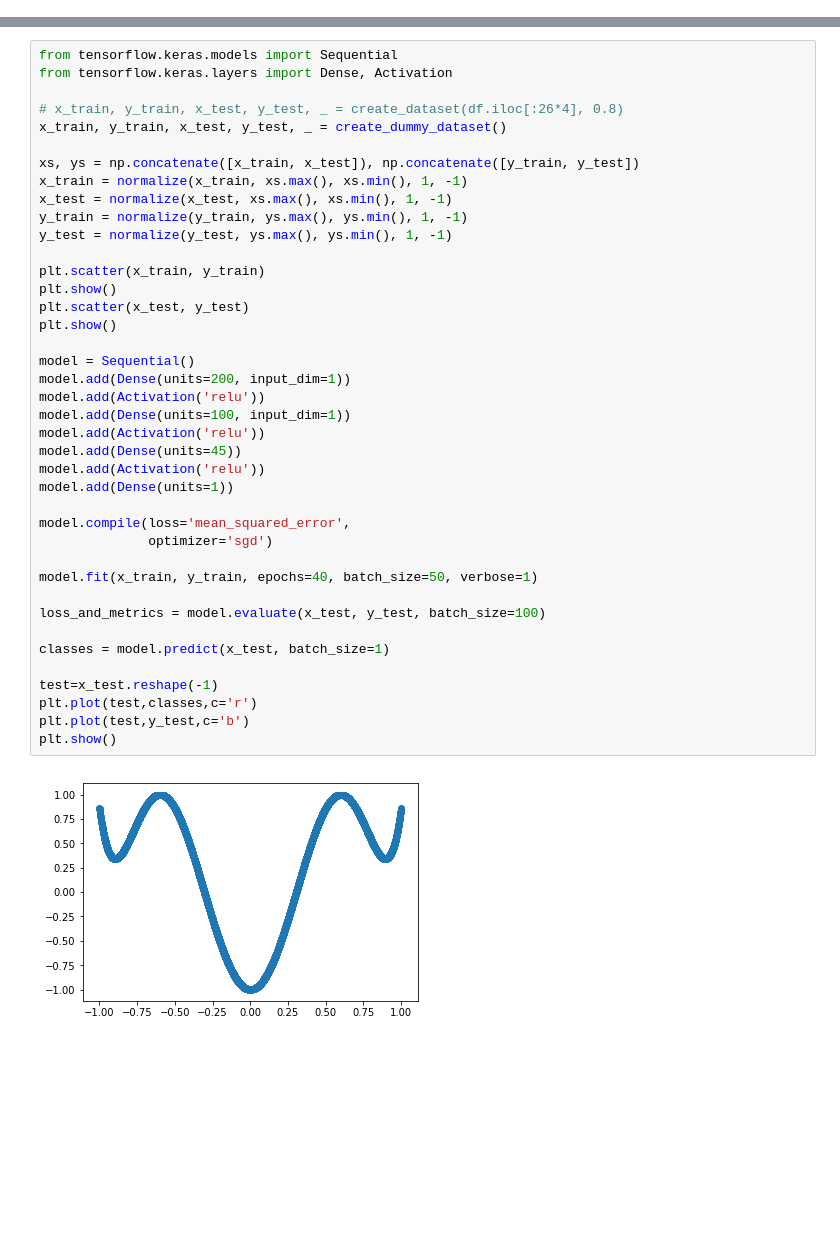
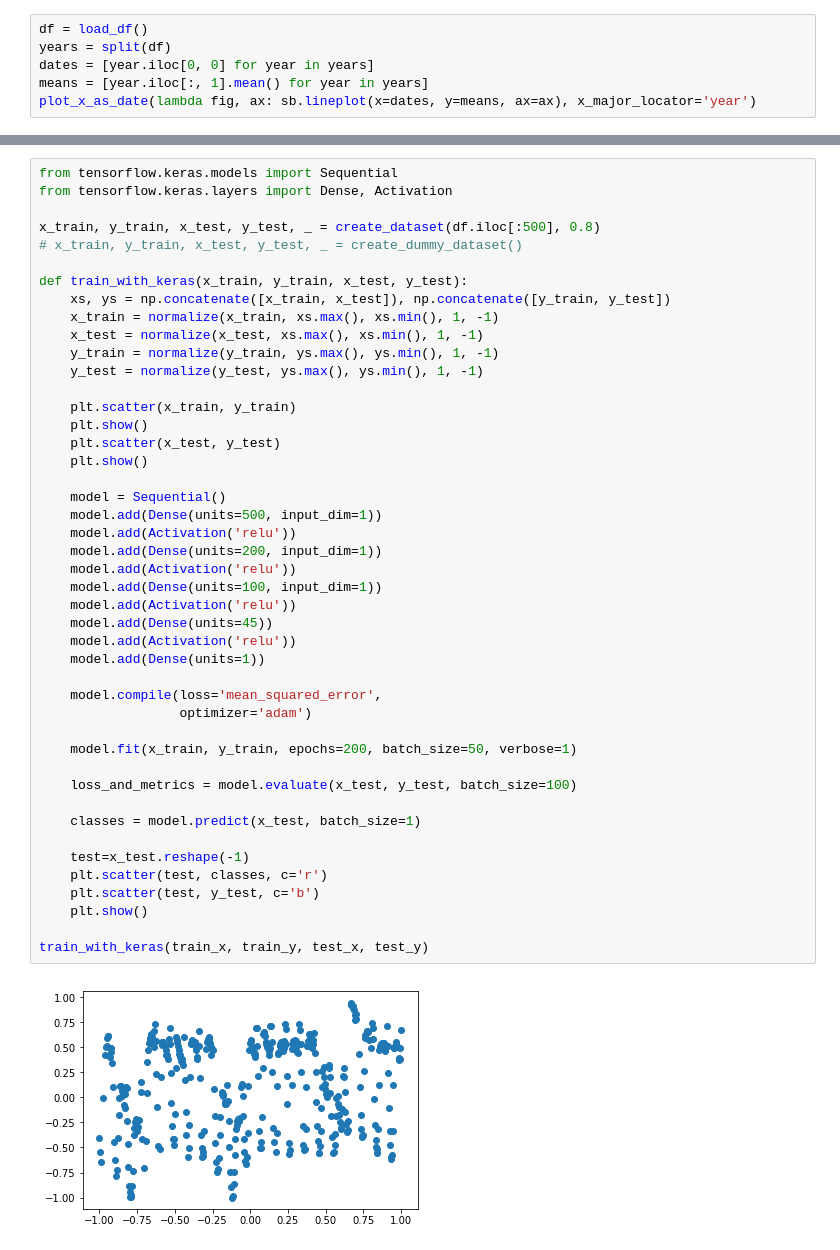
Before and after one commit to crowjdh/kaggle-playground, a Jupyter notebook: energy_consumption/energy_consumption.ipynb, the cells around one changed output, grey strips where cells are left out. Drawn from its saved outputs; the diff is of its cells as text; blank space fills up the shorter version.

```diff
--- a/energy_consumption/energy_consumption.ipynb
+++ b/energy_consumption/energy_consumption.ipynb
@@ -81,0 +133,6 @@ plot_df(df)
+# %%
+df = load_df()
+years = split(df)
+dates = [year.iloc[0, 0] for year in years]
+means = [year.iloc[:, 1].mean() for year in years]
+plot_x_as_date(lambda fig, ax: sb.lineplot(x=dates, y=means, ax=ax), x_major_locator='year')
@@ -294,42 +395,47 @@ Loss(4000): 0.10946731269359589
 # %%
 from tensorflow.keras.models import Sequential
 from tensorflow.keras.layers import Dense, Activation
 
-# x_train, y_train, x_test, y_test, _ = create_dataset(df.iloc[:26*4], 0.8)
-x_train, y_train, x_test, y_test, _ = create_dummy_dataset()
+x_train, y_train, x_test, y_test, _ = create_dataset(df.iloc[:500], 0.8)
+# x_train, y_train, x_test, y_test, _ = create_dummy_dataset()
 
-xs, ys = np.concatenate([x_train, x_test]), np.concatenate([y_train, y_test])
-x_train = normalize(x_train, xs.max(), xs.min(), 1, -1)
-x_test = normalize(x_test, xs.max(), xs.min(), 1, -1)
-y_train = normalize(y_train, ys.max(), ys.min(), 1, -1)
-y_test = normalize(y_test, ys.max(), ys.min(), 1, -1)
+def train_with_keras(x_train, y_train, x_test, y_test):
+    xs, ys = np.concatenate([x_train, x_test]), np.concatenate([y_train, y_test])
+    x_train = normalize(x_train, xs.max(), xs.min(), 1, -1)
+    x_test = normalize(x_test, xs.max(), xs.min(), 1, -1)
+    y_train = normalize(y_train, ys.max(), ys.min(), 1, -1)
+    y_test = normalize(y_test, ys.max(), ys.min(), 1, -1)
 
-plt.scatter(x_train, y_train)
-plt.show()
-plt.scatter(x_test, y_test)
-plt.show()
+    plt.scatter(x_train, y_train)
+    plt.show()
+    plt.scatter(x_test, y_test)
+    plt.show()
 
-model = Sequential()
-model.add(Dense(units=200, input_dim=1))
-model.add(Activation('relu'))
-model.add(Dense(units=100, input_dim=1))
-model.add(Activation('relu'))
-model.add(Dense(units=45))
-model.add(Activation('relu'))
-model.add(Dense(units=1))
+    model = Sequential()
+    model.add(Dense(units=500, input_dim=1))
+    model.add(Activation('relu'))
+    model.add(Dense(units=200, input_dim=1))
+    model.add(Activation('relu'))
+    model.add(Dense(units=100, input_dim=1))
+    model.add(Activation('relu'))
+    model.add(Dense(units=45))
+    model.add(Activation('relu'))
+    model.add(Dense(units=1))
 
-model.compile(loss='mean_squared_error',
-              optimizer='sgd')
+    model.compile(loss='mean_squared_error',
+                  optimizer='adam')
 
-model.fit(x_train, y_train, epochs=40, batch_size=50, verbose=1)
+    model.fit(x_train, y_train, epochs=200, batch_size=50, verbose=1)
 
-loss_and_metrics = model.evaluate(x_test, y_test, batch_size=100)
+    loss_and_metrics = model.evaluate(x_test, y_test, batch_size=100)
 
-classes = model.predict(x_test, batch_size=1)
+    classes = model.predict(x_test, batch_size=1)
 
-test=x_test.reshape(-1)
-plt.plot(test,classes,c='r')
-plt.plot(test,y_test,c='b')
-plt.show()
+    test=x_test.reshape(-1)
+    plt.scatter(test, classes, c='r')
+    plt.scatter(test, y_test, c='b')
+    plt.show()
+
+train_with_keras(train_x, train_y, test_x, test_y)
 # %% [output]
-[figure, old version]
+[figure, new version]
```
Also changed, not shown: parts of 22 cells of this notebook.
